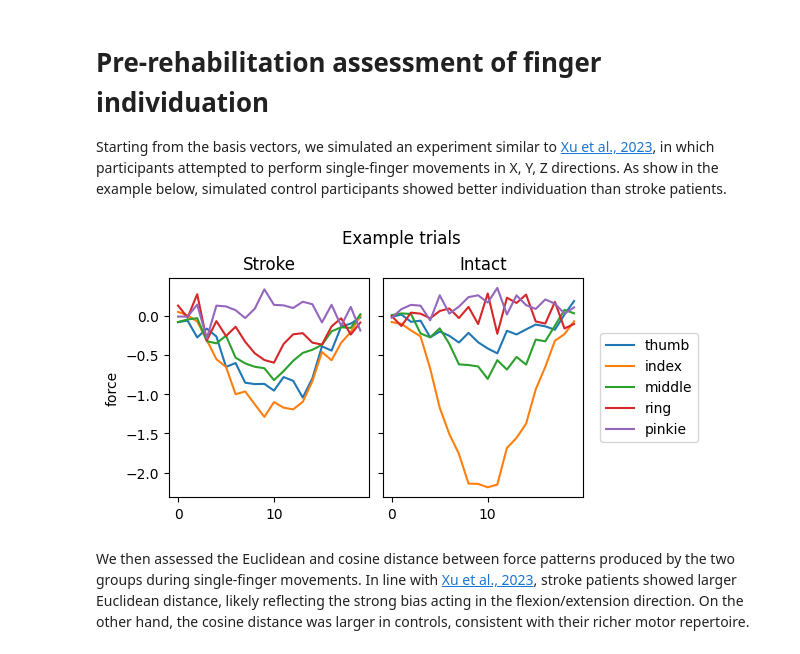
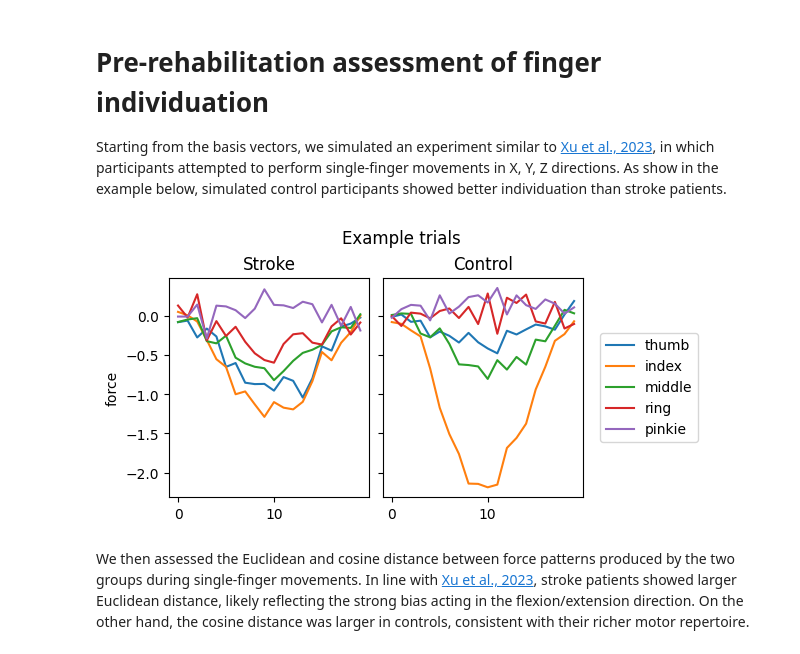
Before and after one commit to mnlmrc/OffManifoldLearning, a Jupyter notebook: notebooks/baseline.ipynb, the cells around one changed output. Cells and saved outputs as stored; diff of their text form; code cells hidden in the pictures.

```diff
--- a/notebooks/baseline.ipynb
+++ b/notebooks/baseline.ipynb
@@ -63,18 +70,18 @@ Starting from the basis vectors, we simulated an experiment similar to [Xu et al
 # %%
 X_i = np.load(os.path.join(gl.baseDir, 'baseline', f'single_finger.pretraining.intact.{sn}.npy'))
 X_s = np.load(os.path.join(gl.baseDir, 'baseline', f'single_finger.pretraining.stroke.{sn}.npy'))
 fig, axs = plt.subplots(1, 2, sharex=True, sharey=True, constrained_layout=True, figsize=[6, 3])
 tr = 6
 axs[0].plot(X_s[tr, ::5, ::3])
 axs[1].plot(X_i[tr, ::5, ::3])
 axs[0].set_ylabel('force')
 axs[0].set_title('Stroke')
-axs[1].set_title('Controls')
+axs[1].set_title('Control')
 axs[1].legend(['thumb', 'index', 'middle', 'ring', 'pinkie'], bbox_to_anchor=(1.05, .5), loc='center left')
 fig.suptitle('Example trials')
 plt.show()
 # %% [output]
-[figure, old version]
+[figure, new version]
 # %%
 euc = np.zeros((2, N, 5, 6, 6)) # (groups, n_subj, n_finger, dir, dir)
 cos = np.zeros_like(euc)
```
Also changed, not shown: parts of 4 cells of this notebook.
